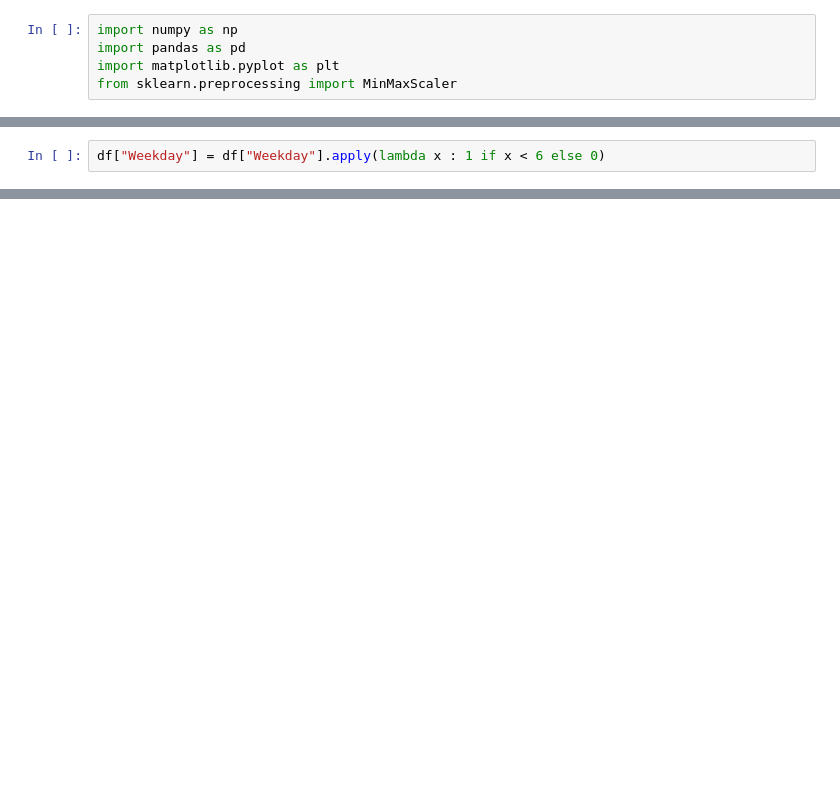
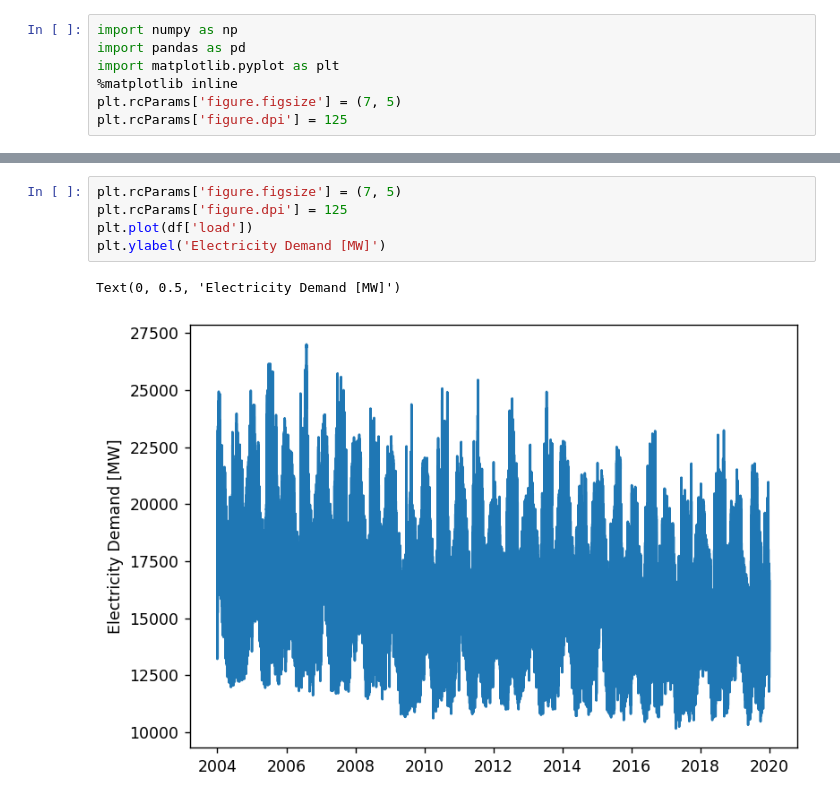
Before and after one commit to ayushiitbhu2800/Medium-Term-Load-Forecasting, a Jupyter notebook: Medium_Term_Load_Forecasting.ipynb, the cells around one changed output, grey strips where cells are left out. Saved outputs shown, nothing was run; the diff lists cells and outputs as text; blank space fills up the shorter version.

```diff
--- a/Medium_Term_Load_Forecasting.ipynb
+++ b/Medium_Term_Load_Forecasting.ipynb
@@ -4,4 +4,6 @@
 import numpy as np
 import pandas as pd
 import matplotlib.pyplot as plt
-from sklearn.preprocessing import MinMaxScaler
+%matplotlib inline
+plt.rcParams['figure.figsize'] = (7, 5)
+plt.rcParams['figure.dpi'] = 125
@@ -130,2 +48,0 @@ df
-# %%
-df["Weekday"] = df["Weekday"].apply(lambda x : 1 if x < 6 else 0)
@@ -134,3 +49,11 @@ Data Set Cleaning
+# %%
+plt.rcParams['figure.figsize'] = (7, 5)
+plt.rcParams['figure.dpi'] = 125
+plt.plot(df['load'])
+plt.ylabel('Electricity Demand [MW]')
+# %% [output]
+Text(0, 0.5, 'Electricity Demand [MW]')
+[figure, added]
 # %%
 df.info()
 # %% [output]
```
Also changed, not shown: parts of 76 cells of this notebook.
